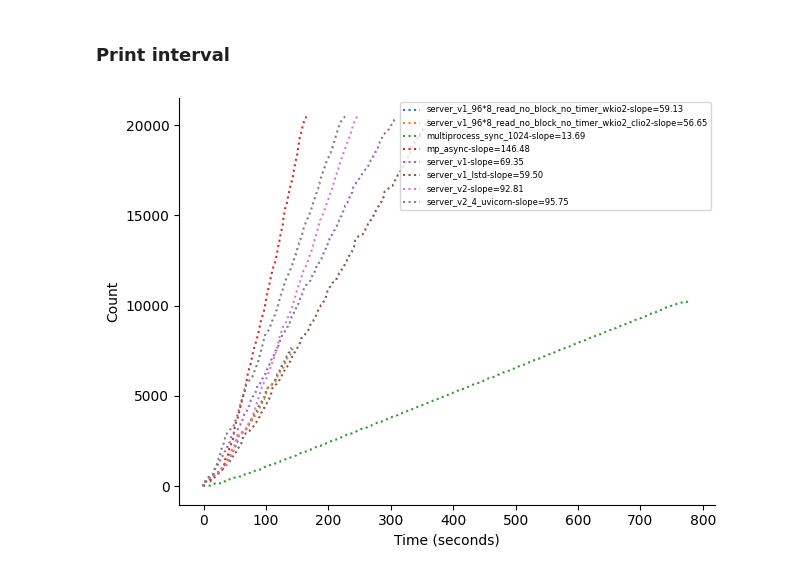
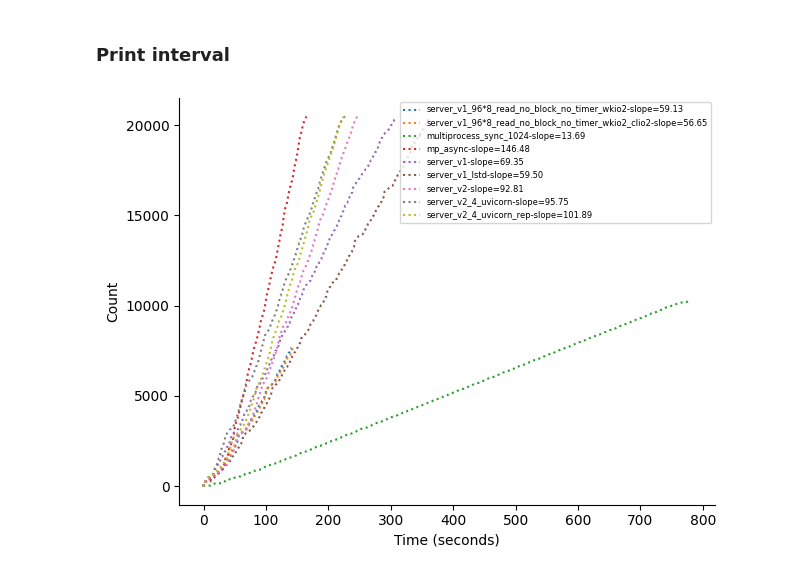
Before and after one commit to thwu1/browser_pilot, a Jupyter notebook: benchmark/analyze.ipynb, the cells around one changed output. Drawn from its saved outputs; the diff is of its cells as text; code cells hidden in the pictures.

```diff
--- a/benchmark/analyze.ipynb
+++ b/benchmark/analyze.ipynb
@@ -66,7 +64,6 @@ np.float64(1.7925557819427922)
 # %% [markdown]
 ### Print interval
 # %%
-
 def plot_linear_scan(path, name):
     df = pd.read_csv(path)
 
@@ -121,48 +118,84 @@ def plot_linear_scan(path, name):
         while end_idx < num_ends and end_times[end_idx] <= scan_time:
             end_idx += 1
         cumulative_ends.append((scan_time, end_idx))
 
         scan_time += step_size
 
     # Prepare DataFrame for seaborn
-    df_plot = pd.DataFrame({
-        "time": [r[0] for r in result],
-        "concurrent": [r[1] for r in result],
-        "cumulative_start": [r[1] for r in cumulative_starts],
-        "cumulative_end": [r[1] for r in cumulative_ends]
-    })
+    df_plot = pd.DataFrame(
+        {
+            "time": [r[0] for r in result],
+            "concurrent": [r[1] for r in result],
+            "cumulative_start": [r[1] for r in cumulative_starts],
+            "cumulative_end": [r[1] for r in cumulative_ends],
+        }
+    )
 
     # plt.figure(figsize=(12, 6))
     # sns.lineplot(data=df_plot, x="time", y="concurrent", label=f"{name} - Concurrent", linewidth=2)
     # sns.lineplot(data=df_plot, x="time", y="cumulative_start", label=f"{name} - Cumulative Starts", linestyle="--")
-    reg = LinearRegression().fit(df_plot["time"].values.reshape(-1, 1)[200:], df_plot["cumulative_end"].values[200:])
+    reg = LinearRegression().fit(
+        df_plot["time"].values.reshape(-1, 1)[200:],
+        df_plot["cumulative_end"].values[200:],
+    )
     slope = reg.coef_[0]
     # intercept = reg.intercept_
-    sns.lineplot(data=df_plot, x="time", y="cumulative_end", label=f"{name}-slope={slope:.2f}", linestyle=":")
+    sns.lineplot(
+        data=df_plot,
+        x="time",
+        y="cumulative_end",
+        label=f"{name}-slope={slope:.2f}",
+        linestyle=":",
+    )
     # plt.title("Concurrent, Cumulative Start, and Cumulative End Curves")
     plt.xlabel("Time (seconds)")
     plt.ylabel("Count")
-    plt.legend(prop={'size': 6})
+    plt.legend(prop={"size": 6})
     sns.despine()
     plt.tight_layout()
+
 
 plt.figure()
 
 # plot_linear_scan("/home/tianhao/browser_pilot/test_server_v1_merged_20250422_235536.csv", "server_v1_512*8_fake_obs")
 # plot_linear_scan("/home/tianhao/browser_pilot/test_server_v1_merged_20250423_001349.csv", "server_v1_512*8_real")
 # plot_linear_scan("/home/tianhao/browser_pilot/test_server_v1_merged_20250423_004511.csv", "server_v1_512*8_real_block_recv")
 # plot_linear_scan("/home/tianhao/browser_pilot/test_server_v1_merged_20250423_005520.csv", "server_v1_512*8_fake_block_recv")
 # plot_linear_scan("/home/tianhao/browser_pilot/test_server_v1_merged_20250423_011155.csv", "server_v1_512*8_fake_no_block_no_timer")
-plot_linear_scan("/home/tianhao/browser_pilot/test_server_v1_merged_20250423_015449.csv", "server_v1_96*8_read_no_block_no_timer_wkio2")
-plot_linear_scan("/home/tianhao/browser_pilot/test_server_v1_merged_20250423_020251.csv", "server_v1_96*8_read_no_block_no_timer_wkio2_clio2")
-plot_linear_scan("/home/tianhao/browser_pilot/multiprocess_sync_merged_20250423_023202.csv", "multiprocess_sync_1024")
+plot_linear_scan(
+    "/home/tianhao/browser_pilot/test_server_v1_merged_20250423_015449.csv",
+    "server_v1_96*8_read_no_block_no_timer_wkio2",
+)
+plot_linear_scan(
+    "/home/tianhao/browser_pilot/test_server_v1_merged_20250423_020251.csv",
+    "server_v1_96*8_read_no_block_no_timer_wkio2_clio2",
+)
+plot_linear_scan(
+    "/home/tianhao/browser_pilot/multiprocess_sync_merged_20250423_023202.csv",
+    "multiprocess_sync_1024",
+)
 # plot_linear_scan("/home/tianhao/browser_pilot/multiprocess_async_playwright_merged_20250422_232800.csv", "multiprocess_async_playwright_1024*8")
 # plot_linear_scan("/home/tianhao/browser_pilot/multiprocess_async_playwright_merged_20250423_013541.csv", "multiprocess_async_playwright_1024*8_rep")
 
-plot_linear_scan("/home/tianhao/browser_pilot/async_merged_20250423_120327.csv", "mp_async")
-plot_linear_scan("/home/tianhao/browser_pilot/server_merged_20250423_121822.csv", "server_v1")
-plot_linear_scan("/home/tianhao/browser_pilot/server_merged_20250423_125611.csv", "server_v1_lstd")
-plot_linear_scan("/home/tianhao/browser_pilot/server_v2_merged_20250423_144635.csv", "server_v2")
-plot_linear_scan("/home/tianhao/browser_pilot/server_v2_merged_20250423_160331.csv", "server_v2_4_uvicorn")
+plot_linear_scan(
+    "/home/tianhao/browser_pilot/async_merged_20250423_120327.csv", "mp_async"
+)
+plot_linear_scan(
+    "/home/tianhao/browser_pilot/server_merged_20250423_121822.csv", "server_v1"
+)
+plot_linear_scan(
+    "/home/tianhao/browser_pilot/server_merged_20250423_125611.csv", "server_v1_lstd"
+)
+plot_linear_scan(
+    "/home/tianhao/browser_pilot/server_v2_merged_20250423_144635.csv", "server_v2"
+)
+plot_linear_scan(
+    "/home/tianhao/browser_pilot/server_v2_merged_20250423_160331.csv",
+    "server_v2_4_uvicorn",
+)
+plot_linear_scan(
+    "/home/tianhao/browser_pilot/server_v2_merged_20250423_223115.csv",
+    "server_v2_4_uvicorn_rep",
+)
 # %% [output]
-[figure, old version]
+[figure, new version]
```
Also changed, not shown: parts of 2 cells of this notebook, 14 other files.
